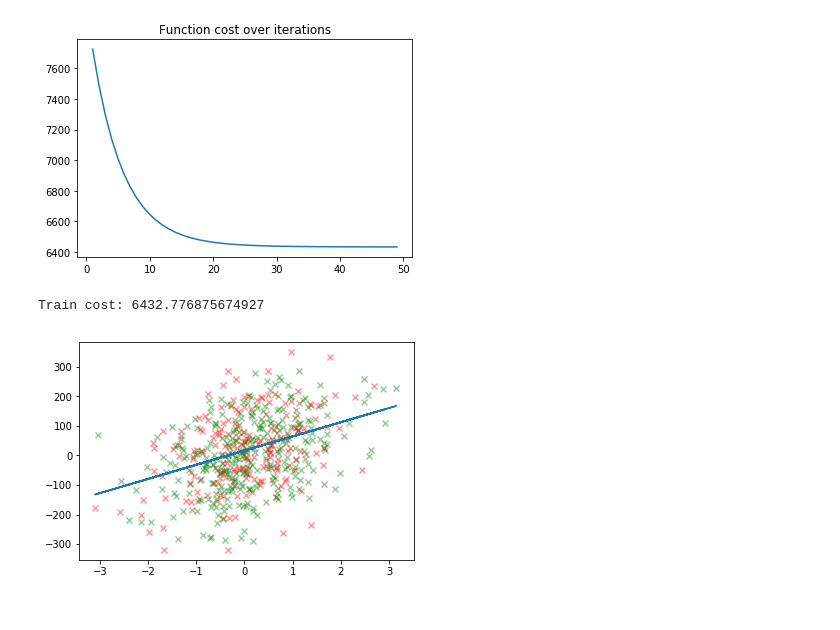
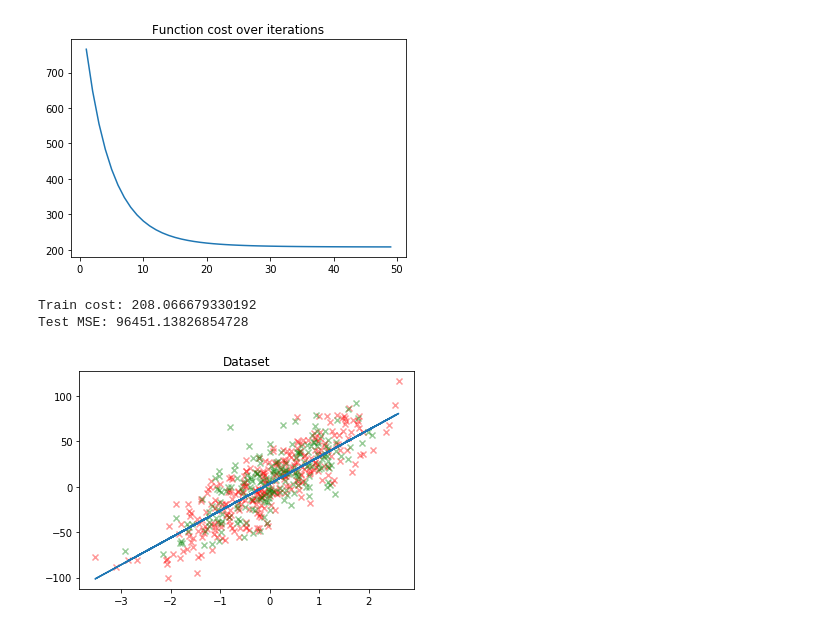
Before and after one commit to lzfelix/meta_learn, a Jupyter notebook: notebooks/linear_regression.ipynb, the cells around one changed output. Saved outputs shown, nothing was run; the diff lists cells and outputs as text; code cells hidden in the pictures.

Commit message:
adding evaluate function.

```diff
--- a/notebooks/linear_regression.ipynb
+++ b/notebooks/linear_regression.ipynb
@@ -84,34 +84,41 @@ def estimate(X, w):
     X = np.concatenate((ones, X), axis=1)
     return X.dot(w)
 
-# print(ds)
-X, Y = shuffle(ds[0], ds[1])
 
-
-fraction = int(0.4 * len(ds[0]))
-X_train = X[:fraction]
-Y_train = Y[:fraction]
-
-X_test = X[fraction:]
-Y_test = Y[fraction:]
-
-w_star, cost_history = fit_linear(X_train, Y_train, lmbda=3)
-
-plt.plot(range(len(cost_history)), cost_history)
-plt.title('Function cost over iterations')
-plt.show()
-
-print("Train cost: {}".format(cost_history[-1]))
-
-# Not considering validation set here
-plt.scatter(X_train, Y_train, marker='x', alpha=0.4, color='red')
-plt.scatter(X_test, Y_test, marker='x', alpha=0.4, color='green')
-
-X_test = np.array(sorted(X_test))
-plt.plot(X, estimate(X, w_star))
-plt.show()
+def score(X, w, Y):
+    Y = Y[:, np.newaxis]
+    Y_hat = estimate(X, w)[:,np.newaxis]
+    return np.sum((Y_hat - Y) ** 2)
-# %% [output]
-[figure, removed]
-Train cost: 6432.776875674927
-[figure, removed]
+# %%
+X, Y = shuffle(ds[0], ds[1])
+
+fraction = int(0.6 * len(ds[0]))
+X_train = X[:fraction]
+Y_train = Y[:fraction]
+
+X_test = X[fraction:]
+Y_test = Y[fraction:]
+
+w_star, cost_history = fit_linear(X_train, Y_train, lmbda=30)
+
+plt.plot(range(len(cost_history)), cost_history)
+plt.title('Function cost over iterations')
+plt.show()
+
+print("Train cost: {}".format(cost_history[-1]))
+print("Test MSE: {}".format(score(X_test, w_star, Y_test)))
+
+# Not considering validation set here
+plt.scatter(X_train, Y_train, marker='x', alpha=0.4, color='red')
+plt.scatter(X_test, Y_test, marker='x', alpha=0.4, color='green')
+
+X_test = np.array(sorted(X_test))
+plt.plot(X, estimate(X, w_star))
+plt.title('Dataset')
+plt.show()
+# %% [output]
+[figure, added]
+Train cost: 208.066679330192
+Test MSE: 96451.13826854728
+[figure, added]
 # %%
```
Also changed, not shown: parts of 3 cells of this notebook, 1 other file.
